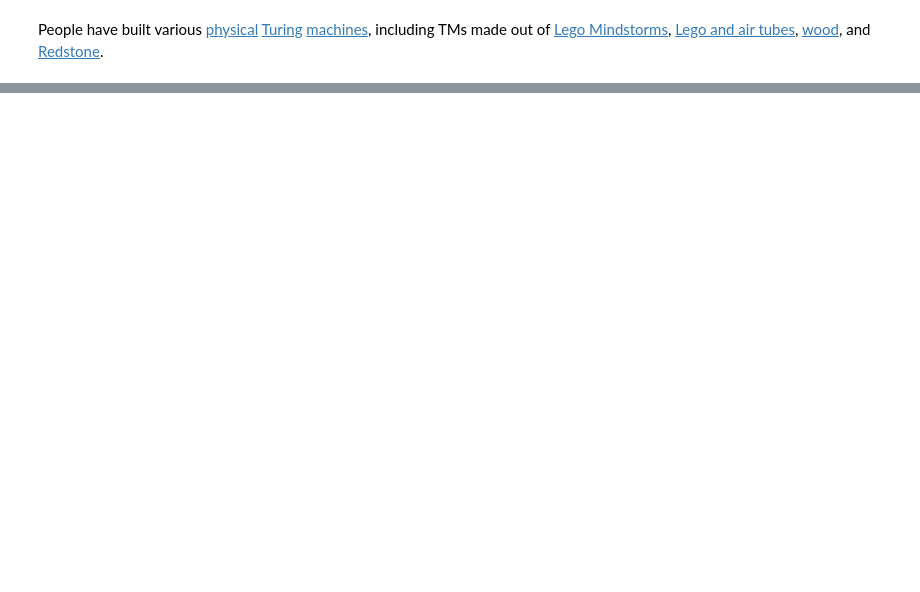
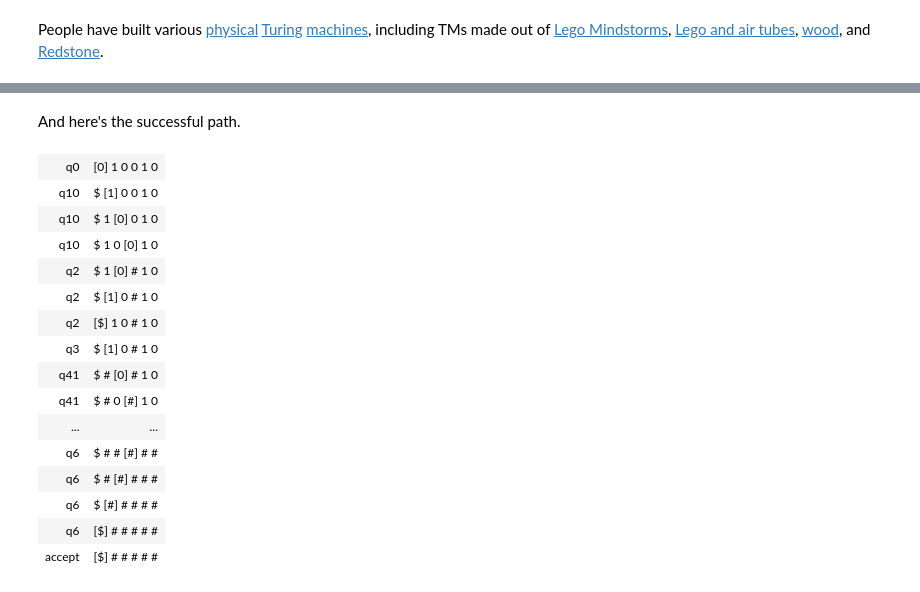
Before and after one commit to ND-CSE-30151/spring-2020, a Jupyter notebook: notes/week08/week08.ipynb, the cells around one changed output, grey strips where cells are left out. Cells and saved outputs as stored; diff of their text form; code cells hidden in the pictures; blank space fills up the shorter version.

```diff
--- a/notes/week08/week08.ipynb
+++ b/notes/week08/week08.ipynb
@@ -216,0 +278,3 @@ ELVM comes with a TM simulator written in C. What happens if you run the C-to-TM
+# %%
+ntm = read_csv("ntm.csv")
+ntm
@@ -216,0 +285,2 @@ ELVM comes with a TM simulator written in C. What happens if you run the C-to-TM
+# %%
+run(ntm, "0 1 0 0 1 0")
@@ -216,0 +289,21 @@ ELVM comes with a TM simulator written in C. What happens if you run the C-to-TM
+# %% [markdown]
+And here's the successful path.
+# %%
+run(ntm,"0 1 0 0 1 0").shortest_path()
+# %% [output]
+| q0 | [0] 1 0 0 1 0 |
+| q10 | $ [1] 0 0 1 0 |
+| q10 | $ 1 [0] 0 1 0 |
+| q10 | $ 1 0 [0] 1 0 |
+| q2 | $ 1 [0] # 1 0 |
+| q2 | $ [1] 0 # 1 0 |
+| q2 | [$] 1 0 # 1 0 |
+| q3 | $ [1] 0 # 1 0 |
+| q41 | $ # [0] # 1 0 |
+| q41 | $ # 0 [#] 1 0 |
+| ... | ... |
+| q6 | $ # # [#] # # |
+| q6 | $ # [#] # # # |
+| q6 | $ [#] # # # # |
+| q6 | [$] # # # # # |
+| accept | [$] # # # # # |
```
Also changed, not shown: parts of 60 cells of this notebook, 11 other files.
